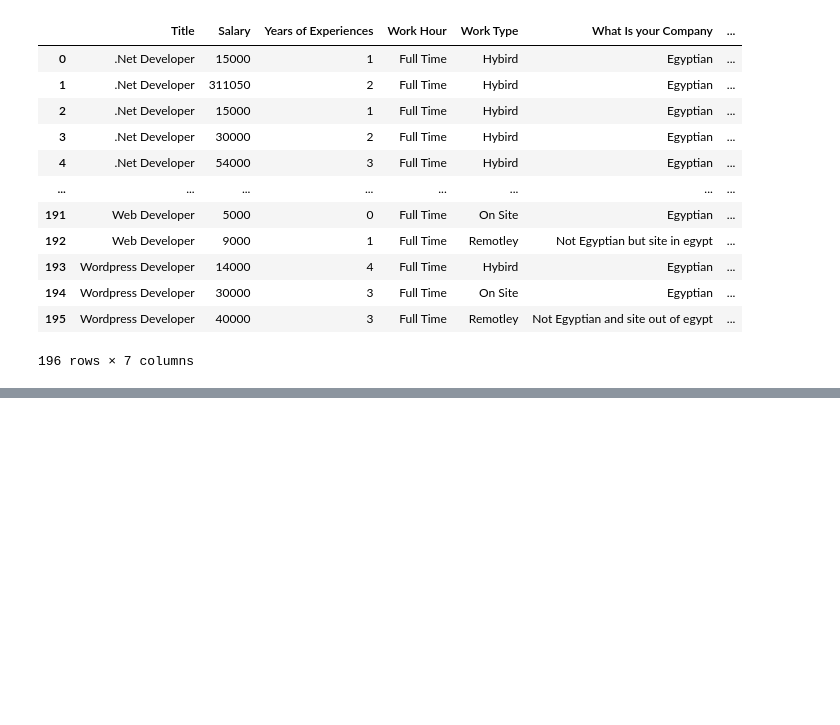
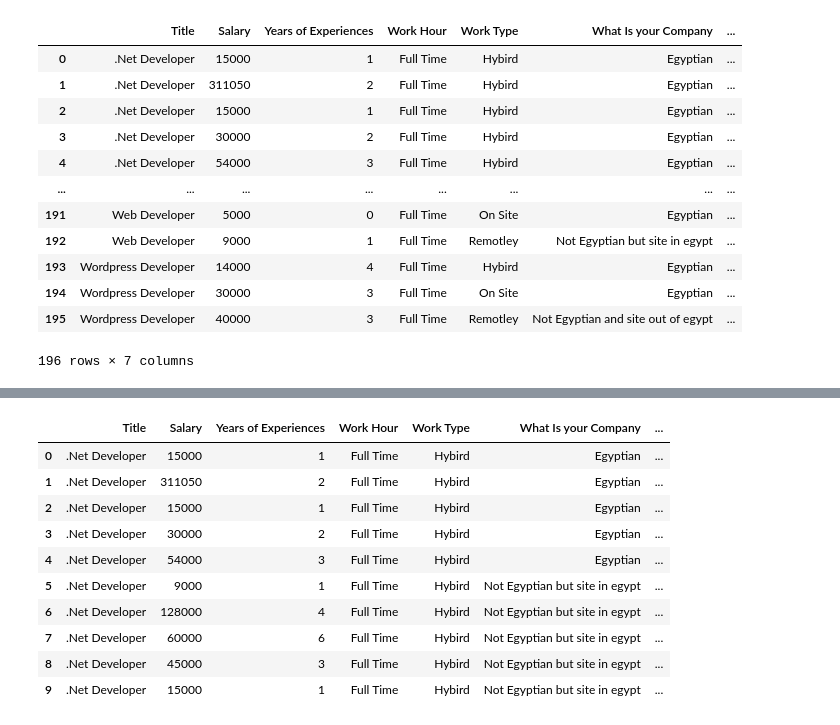
Before and after one commit to asmaa505/Egypt-ProgramingField-Analysis, a Jupyter notebook: Dataset/dataframe.ipynb, the cells around one changed output, grey strips where cells are left out. Saved outputs shown, nothing was run; the diff lists cells and outputs as text; code cells hidden in the pictures; blank space fills up the shorter version.

```diff
--- a/Dataset/dataframe.ipynb
+++ b/Dataset/dataframe.ipynb
@@ -19,0 +75,17 @@ df
+# %%
+# Integration
+import pandas as pd
+
+df1 = pd.read_csv("Web-Developers-Salaries-Egypt-2024.csv")
+df2 = pd.read_csv("wuzzuf_jobs.csv")
+
+
+df2.rename(columns={
+    "Years of Experiences ": "Years of Experiences"
+}, inplace=True)
+
+
+df2.drop(columns=["Unnamed: 0", "TimeStamp"], inplace=True)
+
+
+df = pd.concat([df1, df2], ignore_index=True)
@@ -53,0 +118,14 @@ df2
+# %%
+df.head(10)
+# %% [output]
+|  | Title | Salary | Years of Experiences | Work Hour | Work Type | What Is your Company | ... |
+| 0 | .Net Developer | 15000 | 1 | Full Time | Hybird | Egyptian | ... |
+| 1 | .Net Developer | 311050 | 2 | Full Time | Hybird | Egyptian | ... |
+| 2 | .Net Developer | 15000 | 1 | Full Time | Hybird | Egyptian | ... |
+| 3 | .Net Developer | 30000 | 2 | Full Time | Hybird | Egyptian | ... |
+| 4 | .Net Developer | 54000 | 3 | Full Time | Hybird | Egyptian | ... |
+| 5 | .Net Developer | 9000 | 1 | Full Time | Hybird | Not Egyptian but site in egypt | ... |
+| 6 | .Net Developer | 128000 | 4 | Full Time | Hybird | Not Egyptian but site in egypt | ... |
+| 7 | .Net Developer | 60000 | 6 | Full Time | Hybird | Not Egyptian but site in egypt | ... |
+| 8 | .Net Developer | 45000 | 3 | Full Time | Hybird | Not Egyptian but site in egypt | ... |
+| 9 | .Net Developer | 15000 | 1 | Full Time | Hybird | Not Egyptian but site in egypt | ... |
```
Also changed, not shown: parts of 29 cells of this notebook, 4 other files.
